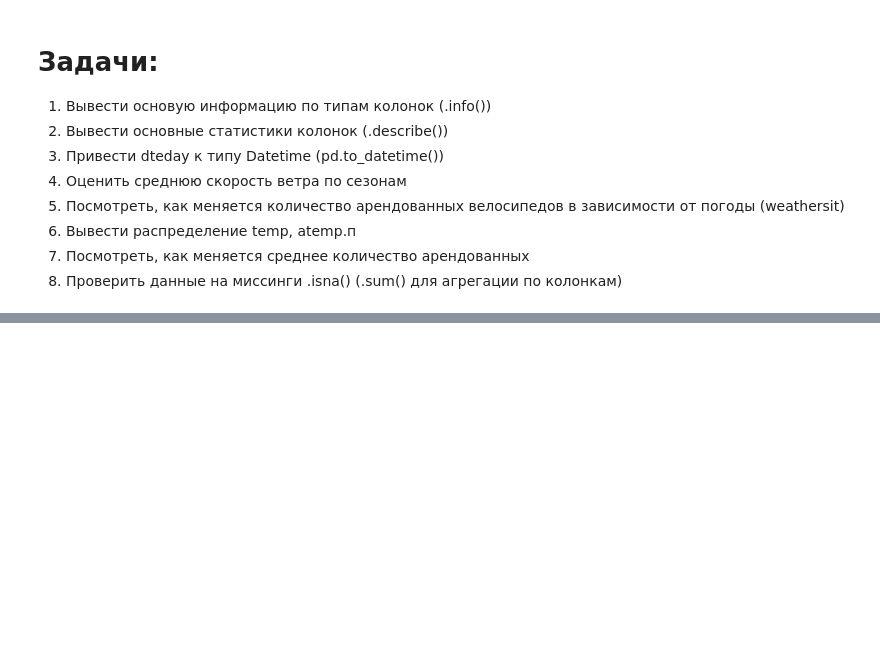
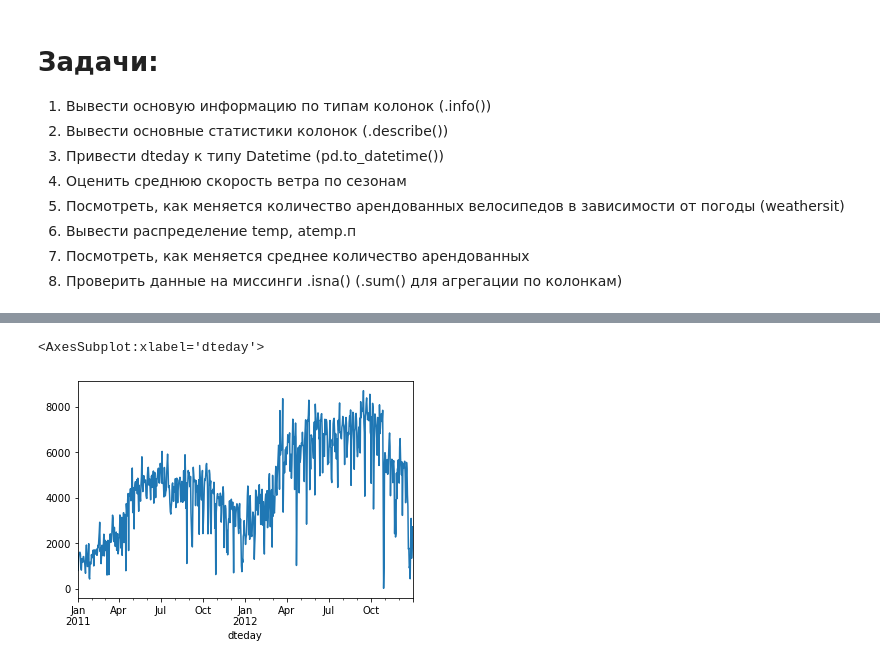
Before and after one commit to l3lush/nn_architecture_misis, a Jupyter notebook: seminars/01-python-intro.ipynb, the cells around one changed output, grey strips where cells are left out. Drawn from its saved outputs; the diff is of its cells as text; code cells hidden in the pictures; blank space fills up the shorter version.

```diff
--- a/seminars/01-python-intro.ipynb
+++ b/seminars/01-python-intro.ipynb
@@ -585,0 +657,6 @@ df.head()
+# %%
+# 7
+df.groupby("dteday").sum()["cnt"].plot()
+# %% [output]
+<AxesSubplot:xlabel='dteday'>
+[figure, added]
```
Also changed, not shown: parts of 26 cells of this notebook, 5 other files.
